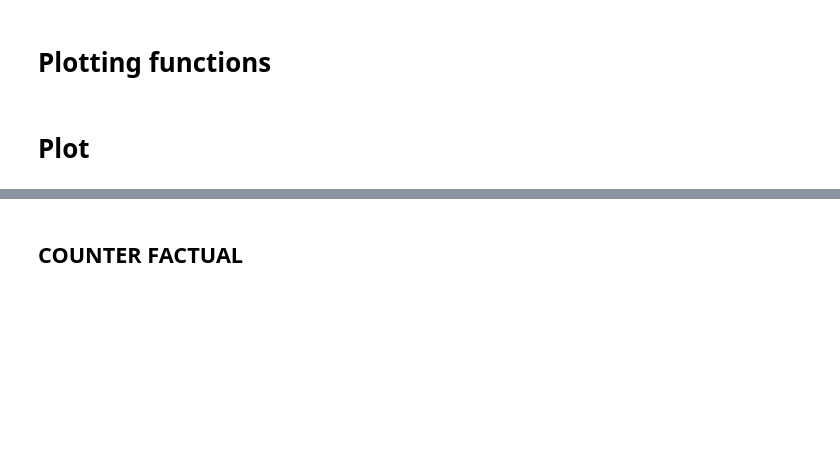
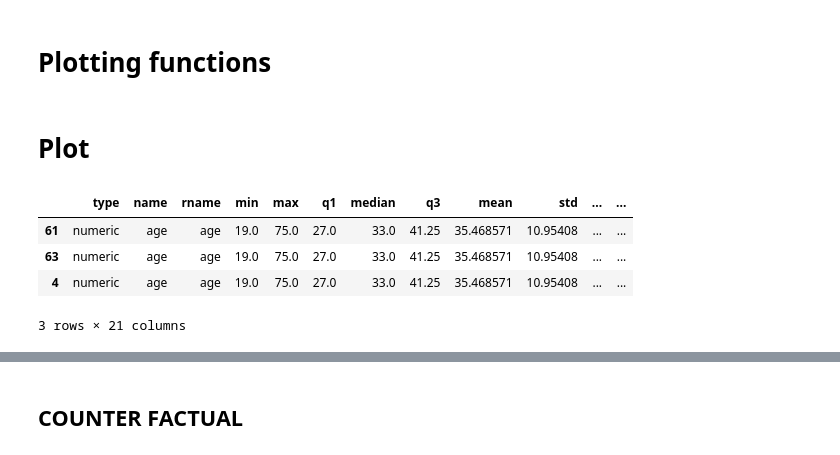
Before and after one commit to Elecapp/xai-visualization_rules_fi, a Jupyter notebook: notebooks/Rules VIZ.ipynb, the cells around one changed output, grey strips where cells are left out. Saved outputs shown, nothing was run; the diff lists cells and outputs as text; code cells hidden in the pictures; blank space fills up the shorter version.

```diff
--- a/notebooks/Rules VIZ.ipynb
+++ b/notebooks/Rules VIZ.ipynb
@@ -272,0 +273,3 @@ df_v.tail()
+# %%
+df_v = data_to_plot(feature_names=feature_names, real_feature_names=real_feature_names,explainer=exp, instance_number=3, x_train=X_train, feature_importance='shap')
+df_v.tail(20)
@@ -583,2 +602,10 @@ def single_rule_plot_qualit(dataframe, rw):
 # %% [markdown]
 # Plot
+# %%
+df_v[df_v['rname']=='age']
+# %% [output]
+|  | type | name | rname | min | max | q1 | median | q3 | mean | std | ... | ... |
+| 61 | numeric | age | age | 19.0 | 75.0 | 27.0 | 33.0 | 41.25 | 35.468571 | 10.95408 | ... | ... |
+| 63 | numeric | age | age | 19.0 | 75.0 | 27.0 | 33.0 | 41.25 | 35.468571 | 10.95408 | ... | ... |
+| 4 | numeric | age | age | 19.0 | 75.0 | 27.0 | 33.0 | 41.25 | 35.468571 | 10.95408 | ... | ... |
+3 rows × 21 columns
```
Also changed, not shown: parts of 13 cells of this notebook.
